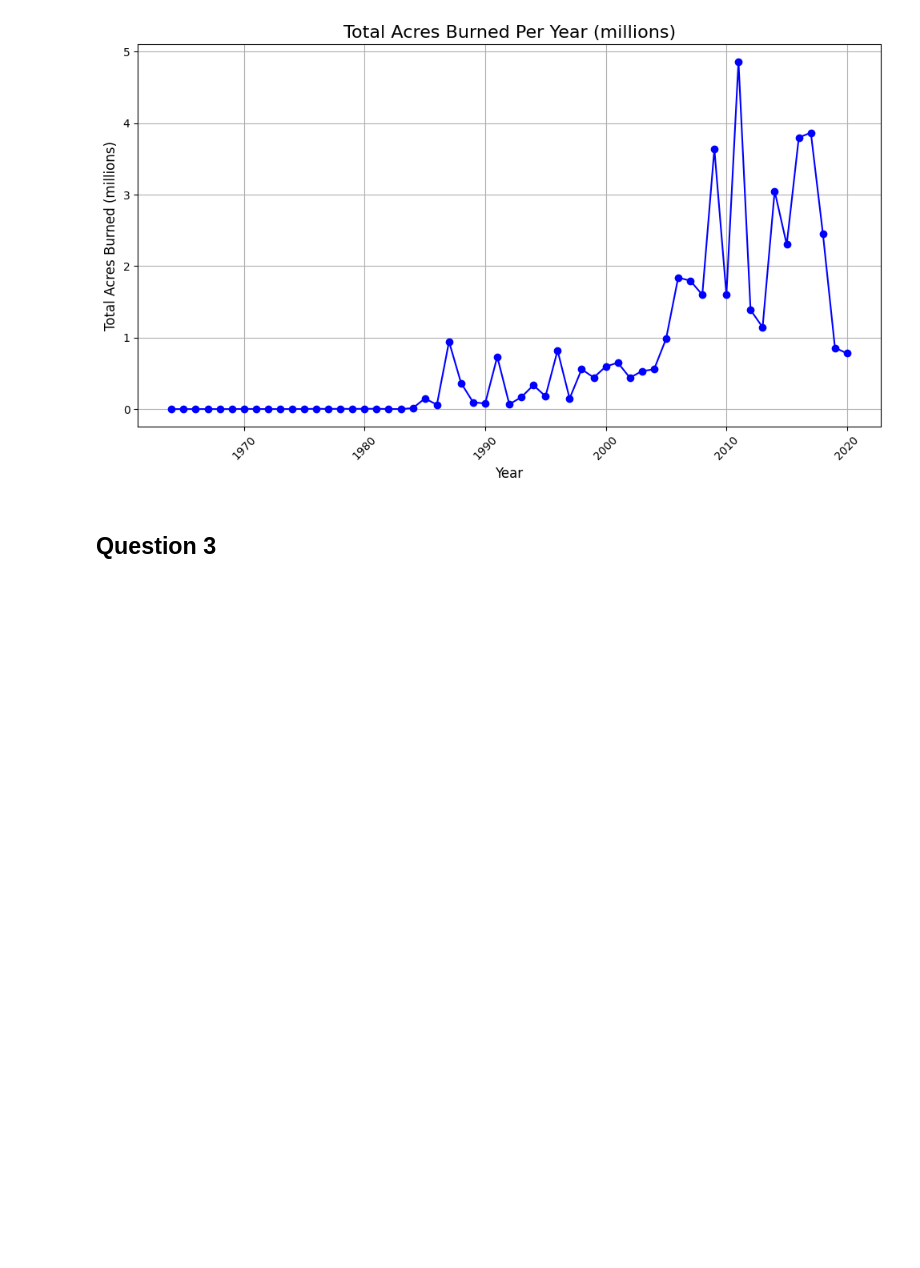
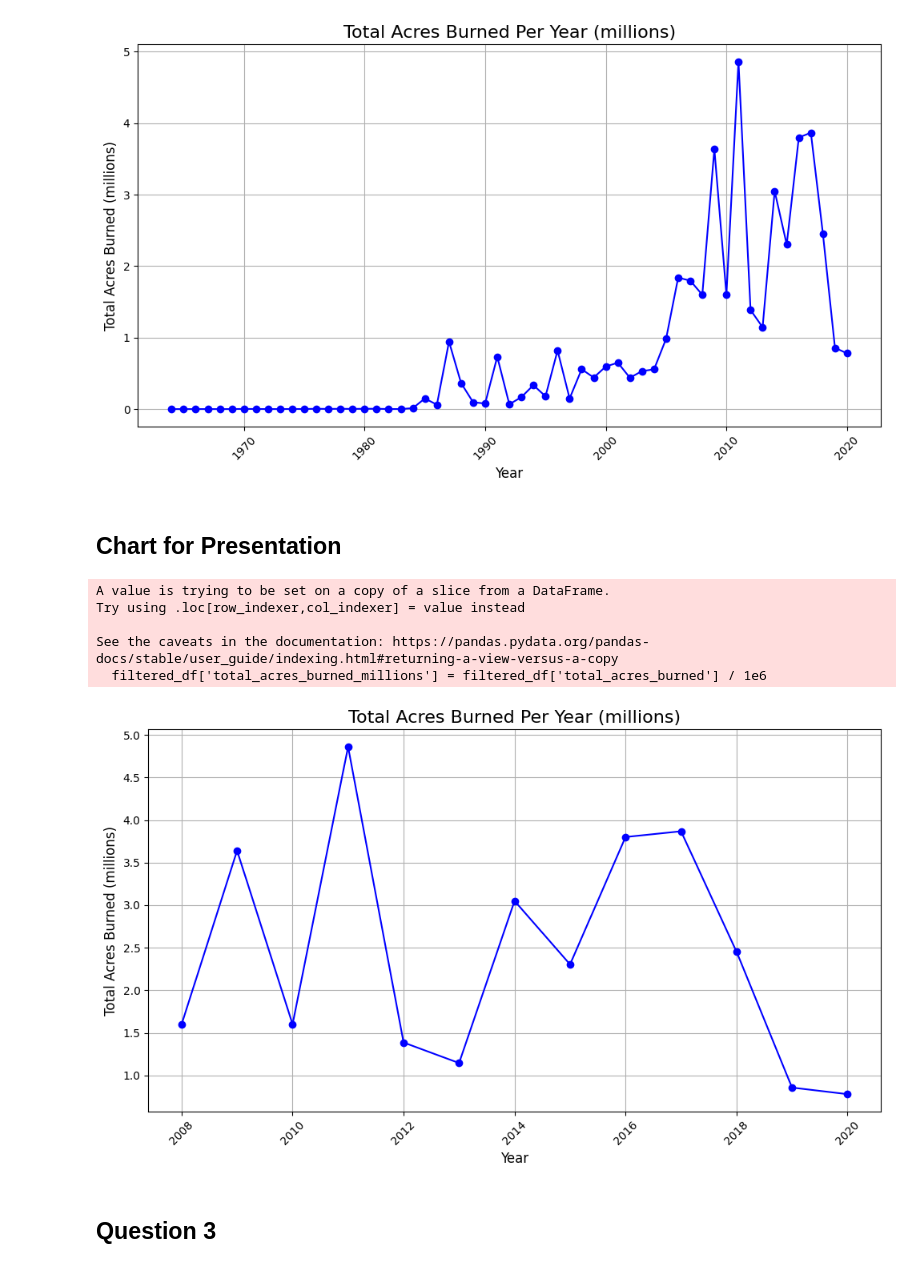
Before and after one commit to debsubdavis/data512-project, a Jupyter notebook: 01_smoke_impact_estimate_model/stage2_combined_analysis.ipynb, the cells around one changed output. Cells and saved outputs as stored; diff of their text form; code cells hidden in the pictures; blank space fills up the shorter version.

```diff
--- a/01_smoke_impact_estimate_model/stage2_combined_analysis.ipynb
+++ b/01_smoke_impact_estimate_model/stage2_combined_analysis.ipynb
@@ -125,6 +127,40 @@ plt.tight_layout()
 plt.show()
 # %% [output]
 [figure]
+# %% [markdown]
+## Chart for Presentation
+# %%
+# Filter the DataFrame to include only rows where 'fire_year' is between 2008 and 2020 (inclusive)
+filtered_df = per_year_df[(per_year_df['fire_year'] >= 2008) & (per_year_df['fire_year'] <= 2020)]
+
+# Convert total acres burned to millions for the filtered data
+filtered_df['total_acres_burned_millions'] = filtered_df['total_acres_burned'] / 1e6
+
+# Plotting the time series of total acres burned per year in millions
+plt.figure(figsize=(10, 6))
+
+# Plot total acres burned (in millions) against the year for the filtered data
+plt.plot(filtered_df['fire_year'], filtered_df['total_acres_burned_millions'], marker='o', linestyle='-', color='b')
+
+# Adding title and labels
+plt.title('Total Acres Burned Per Year (millions)', fontsize=16)
+plt.xlabel('Year', fontsize=12)
+plt.ylabel('Total Acres Burned (millions)', fontsize=12)
+
+# Rotate the x-axis labels for better readability
+plt.xticks(rotation=45)
+
+# Display the plot
+plt.grid(True)
+plt.tight_layout()
+plt.show()
+# %% [output]
+A value is trying to be set on a copy of a slice from a DataFrame.
+Try using .loc[row_indexer,col_indexer] = value instead
+
+See the caveats in the documentation: https://pandas.pydata.org/pandas-docs/stable/user_guide/indexing.html#returning-a-view-versus-a-copy
+  filtered_df['total_acres_burned_millions'] = filtered_df['total_acres_burned'] / 1e6
+[figure, added]
 # %% [markdown]
 ## Question 3
 # %% [markdown]
```
Also changed, not shown: parts of 1 cell of this notebook, 3 other files.
